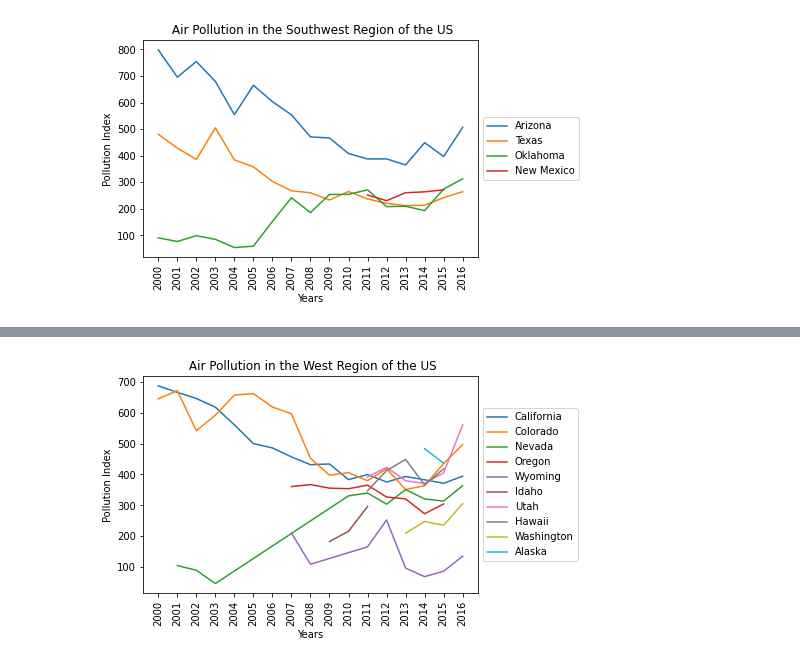
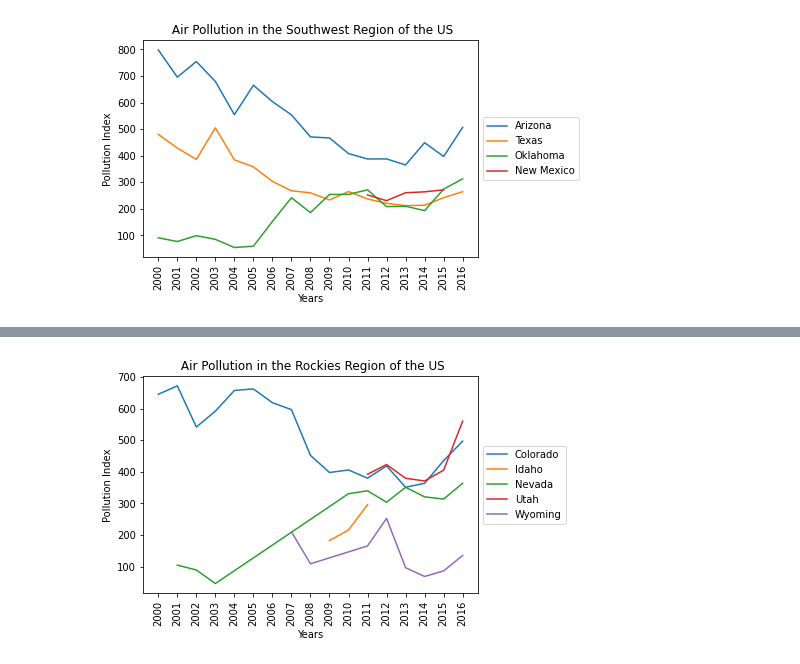
Before and after one commit to Wes90/Climate-DEchangers, a Jupyter notebook: Air quality charts.ipynb, the cells around one changed output, grey strips where cells are left out. Cells and saved outputs as stored; diff of their text form; code cells hidden in the pictures.

Commit message:
Changed the regions

```diff
--- a/Air quality charts.ipynb
+++ b/Air quality charts.ipynb
@@ -187,3 +187,21 @@ plt.legend(loc='center left', bbox_to_anchor=(1.0, 0.5))
 plt.show()
 # %% [output]
 [figure]
+# %%
+#Pacific
+west = new_df.loc[((new_df["State"] == "Washington")) | ((new_df["State"] == "Oregon"))|
+                    ((new_df["State"] == "California"))|((new_df["State"] == "Alaska"))|
+                    ((new_df["State"] == "Hawaii"))]
+
+
+
+pacific = west.sort_values("Year").reset_index(drop=True)
+p = sns.lineplot(data=west, x="Year", y="Pollution Index", hue="State")
+plt.xlabel("Years")
+plt.ylabel("Pollution Index")
+plt.title(" Air Pollution in the Pacific Region of the US")
+ax.yaxis.set_major_locator(ticker.MultipleLocator(5))
+ax.yaxis.set_major_formatter(ticker.ScalarFormatter())
+plt.xticks(rotation = 'vertical')
+plt.legend(loc='center left', bbox_to_anchor=(1.0, 0.5))
+plt.show()
@@ -190,22 +210,20 @@ plt.show()
 # %%
-#West
+#Rockies
 west = new_df.loc[((new_df["State"] == "Colorado")) | ((new_df["State"]=="Wyoming")) |
                        ((new_df["State"] == "Montana"))| ((new_df["State"] == "Idaho"))|
-                       ((new_df["State"] == "Washington")) | ((new_df["State"] == "Oregon"))|
-                       ((new_df["State"] == "Utah"))|((new_df["State"] == "Nevada"))|
-                       ((new_df["State"] == "California"))|((new_df["State"] == "Alaska"))|
-                       ((new_df["State"] == "Hawaii"))]
+                       ((new_df["State"] == "Utah"))|((new_df["State"] == "Nevada"))]
 
 
-west = west.sort_values("Year").reset_index(drop=True)
-w = sns.lineplot(data=west, x="Year", y="Pollution Index", hue="State")
+
+rockies = west.sort_values("Year").reset_index(drop=True)
+r = sns.lineplot(data=west, x="Year", y="Pollution Index", hue="State")
 plt.xlabel("Years")
 plt.ylabel("Pollution Index")
-plt.title(" Air Pollution in the West Region of the US")
+plt.title(" Air Pollution in the Rockies Region of the US")
 ax.yaxis.set_major_locator(ticker.MultipleLocator(5))
 ax.yaxis.set_major_formatter(ticker.ScalarFormatter())
 plt.xticks(rotation = 'vertical')
 plt.legend(loc='center left', bbox_to_anchor=(1.0, 0.5))
 plt.show()
 # %% [output]
-[figure, old version]
+[figure, new version]
```
Also changed, not shown: parts of 6 cells of this notebook, 1 other file.
